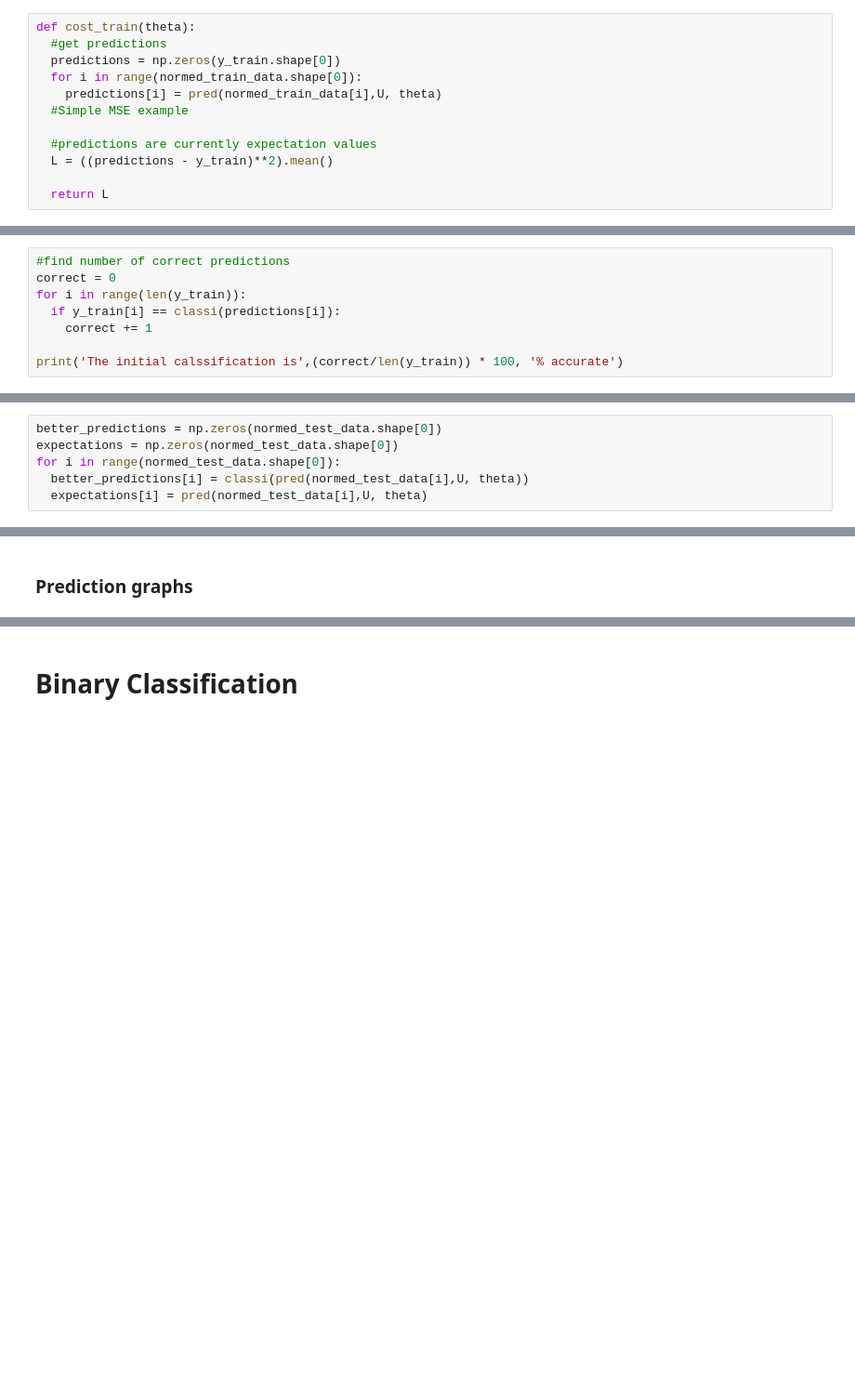
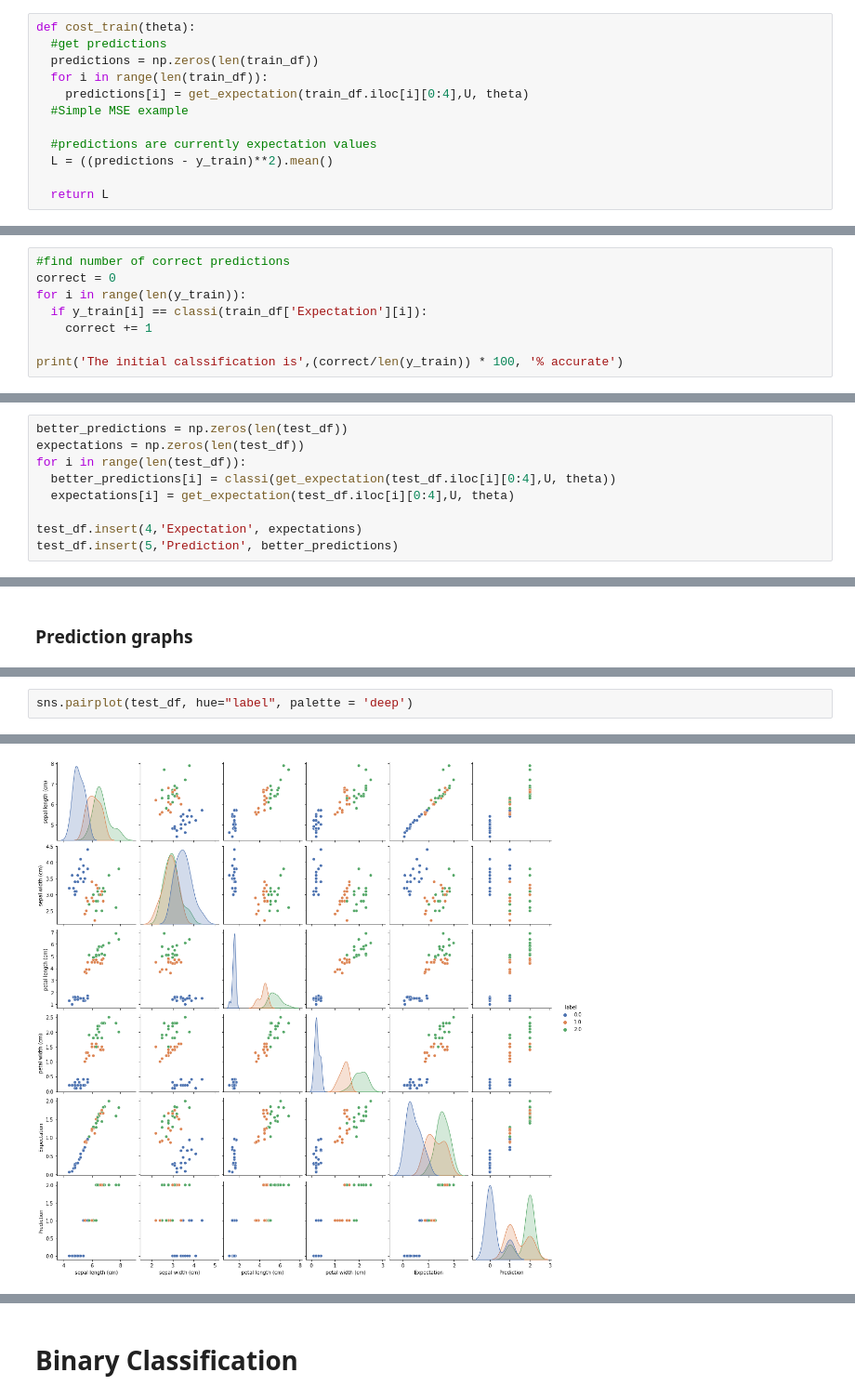
Before and after one commit to GeorgeWilliam1999/XAI-Project, a Jupyter notebook: Quantum_XAI.ipynb, the cells around one changed output, grey strips where cells are left out. Shown at 93% size. Cells and saved outputs as stored; diff of their text form; blank space fills up the shorter version.

```diff
--- a/Quantum_XAI.ipynb
+++ b/Quantum_XAI.ipynb
@@ -305,9 +336,9 @@ sns.scatterplot(data=normed_train_data, x=normed_train_data[:,2], y=normed_train
 # %%
 def cost_train(theta):
   #get predictions
-  predictions = np.zeros(y_train.shape[0])
-  for i in range(normed_train_data.shape[0]):
-    predictions[i] = pred(normed_train_data[i],U, theta)
+  predictions = np.zeros(len(train_df))
+  for i in range(len(train_df)):
+    predictions[i] = get_expectation(train_df.iloc[i][0:4],U, theta)
   #Simple MSE example
 
   #predictions are currently expectation values
@@ -322,7 +362,7 @@ cost_train(np.random.rand(7))
 #find number of correct predictions
 correct = 0
 for i in range(len(y_train)):
-  if y_train[i] == classi(predictions[i]):
+  if y_train[i] == classi(train_df['Expectation'][i]):
     correct += 1
 
 print('The initial calssification is',(correct/len(y_train)) * 100, '% accurate')
@@ -367,6 +407,9 @@ cost_test(theta)
 # %%
-better_predictions = np.zeros(normed_test_data.shape[0])
-expectations = np.zeros(normed_test_data.shape[0])
-for i in range(normed_test_data.shape[0]):
-  better_predictions[i] = classi(pred(normed_test_data[i],U, theta))
-  expectations[i] = pred(normed_test_data[i],U, theta)
+better_predictions = np.zeros(len(test_df))
+expectations = np.zeros(len(test_df))
+for i in range(len(test_df)):
+  better_predictions[i] = classi(get_expectation(test_df.iloc[i][0:4],U, theta))
+  expectations[i] = get_expectation(test_df.iloc[i][0:4],U, theta)
+
+test_df.insert(4,'Expectation', expectations)
+test_df.insert(5,'Prediction', better_predictions)
@@ -424,0 +440,3 @@ The initial calssification is 57.99999999999999 % accurate
+# %%
+sns.pairplot(test_df, hue="label", palette = 'deep')
+# %% [output]
@@ -424,0 +444 @@ The initial calssification is 57.99999999999999 % accurate
+[figure, added]
```
Also changed, not shown: parts of 57 cells of this notebook.
